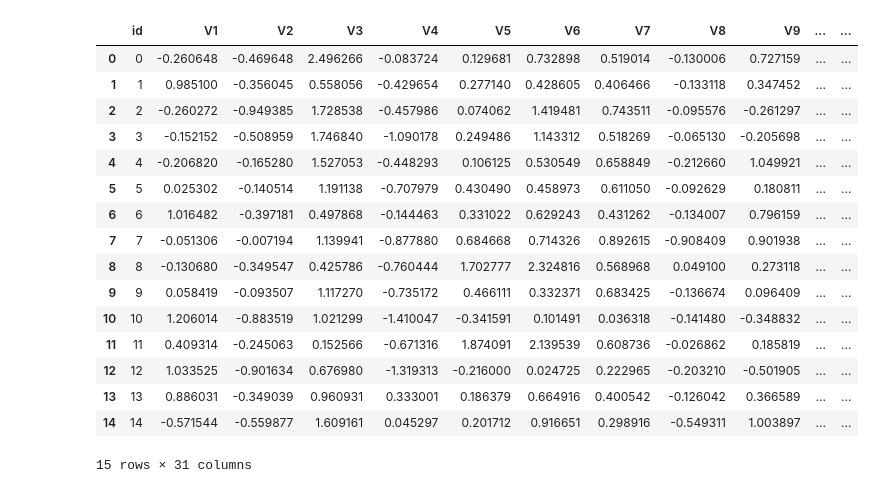
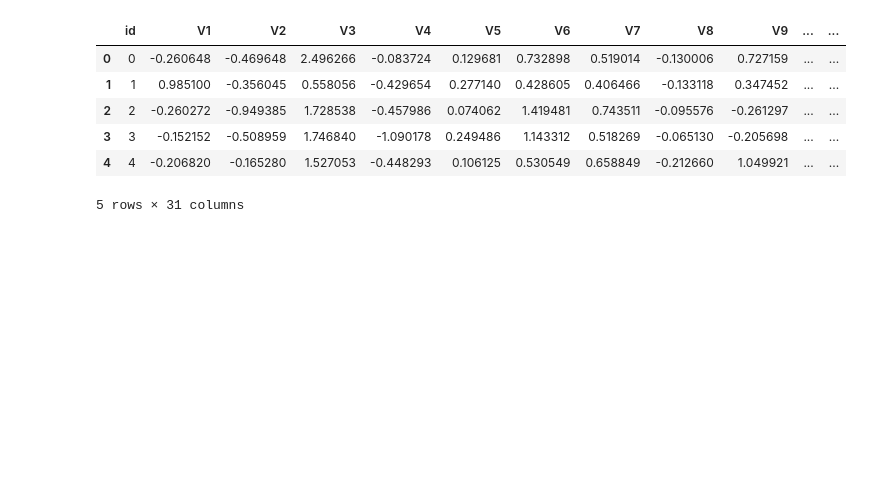
Before and after one commit to need2040/python_solution, a Jupyter notebook: labmrzl/Lab 4/lab4.ipynb, the cells around one changed output. Saved outputs shown, nothing was run; the diff lists cells and outputs as text; code cells hidden in the pictures; blank space fills up the shorter version.

```diff
--- a/labmrzl/Lab 4/lab4.ipynb
+++ b/labmrzl/Lab 4/lab4.ipynb
@@ -19,23 +19,13 @@ else:
 # %%
 data = pd.read_csv('/Users/arsenijdzeban/Downloads/creditcard_2023.csv')
 # %%
-data.head(15)
+data.head()
 # %% [output]
 |  | id | V1 | V2 | V3 | V4 | V5 | V6 | V7 | V8 | V9 | ... | ... |
 | 0 | 0 | -0.260648 | -0.469648 | 2.496266 | -0.083724 | 0.129681 | 0.732898 | 0.519014 | -0.130006 | 0.727159 | ... | ... |
 | 1 | 1 | 0.985100 | -0.356045 | 0.558056 | -0.429654 | 0.277140 | 0.428605 | 0.406466 | -0.133118 | 0.347452 | ... | ... |
 | 2 | 2 | -0.260272 | -0.949385 | 1.728538 | -0.457986 | 0.074062 | 1.419481 | 0.743511 | -0.095576 | -0.261297 | ... | ... |
 | 3 | 3 | -0.152152 | -0.508959 | 1.746840 | -1.090178 | 0.249486 | 1.143312 | 0.518269 | -0.065130 | -0.205698 | ... | ... |
 | 4 | 4 | -0.206820 | -0.165280 | 1.527053 | -0.448293 | 0.106125 | 0.530549 | 0.658849 | -0.212660 | 1.049921 | ... | ... |
-| 5 | 5 | 0.025302 | -0.140514 | 1.191138 | -0.707979 | 0.430490 | 0.458973 | 0.611050 | -0.092629 | 0.180811 | ... | ... |
-| 6 | 6 | 1.016482 | -0.397181 | 0.497868 | -0.144463 | 0.331022 | 0.629243 | 0.431262 | -0.134007 | 0.796159 | ... | ... |
-| 7 | 7 | -0.051306 | -0.007194 | 1.139941 | -0.877880 | 0.684668 | 0.714326 | 0.892615 | -0.908409 | 0.901938 | ... | ... |
-| 8 | 8 | -0.130680 | -0.349547 | 0.425786 | -0.760444 | 1.702777 | 2.324816 | 0.568968 | 0.049100 | 0.273118 | ... | ... |
-| 9 | 9 | 0.058419 | -0.093507 | 1.117270 | -0.735172 | 0.466111 | 0.332371 | 0.683425 | -0.136674 | 0.096409 | ... | ... |
-| 10 | 10 | 1.206014 | -0.883519 | 1.021299 | -1.410047 | -0.341591 | 0.101491 | 0.036318 | -0.141480 | -0.348832 | ... | ... |
-| 11 | 11 | 0.409314 | -0.245063 | 0.152566 | -0.671316 | 1.874091 | 2.139539 | 0.608736 | -0.026862 | 0.185819 | ... | ... |
-| 12 | 12 | 1.033525 | -0.901634 | 0.676980 | -1.319313 | -0.216000 | 0.024725 | 0.222965 | -0.203210 | -0.501905 | ... | ... |
-| 13 | 13 | 0.886031 | -0.349039 | 0.960931 | 0.333001 | 0.186379 | 0.664916 | 0.400542 | -0.126042 | 0.366589 | ... | ... |
-| 14 | 14 | -0.571544 | -0.559877 | 1.609161 | 0.045297 | 0.201712 | 0.916651 | 0.298916 | -0.549311 | 1.003897 | ... | ... |
-15 rows × 31 columns
+5 rows × 31 columns
 # %%
```
Also changed, not shown: parts of 19 cells of this notebook, 3 other files.
